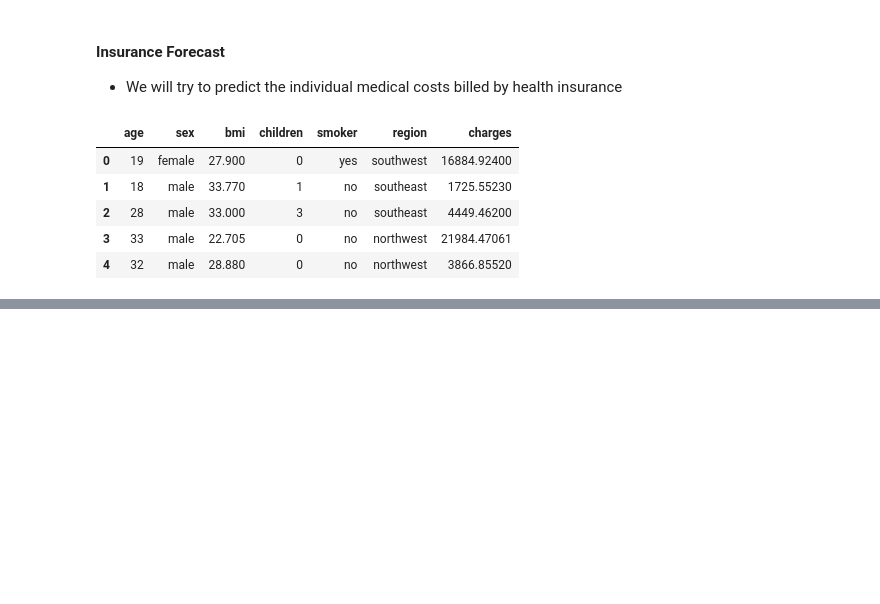
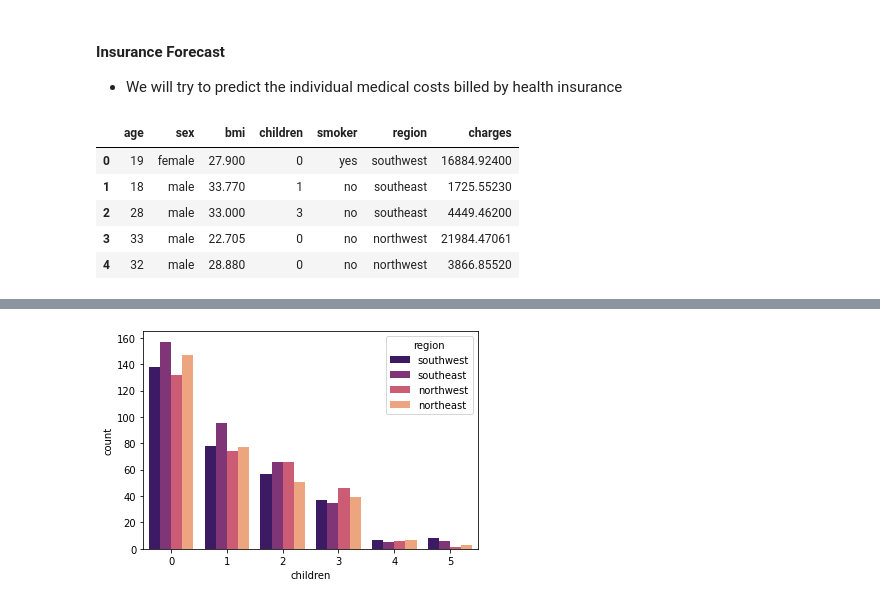
Before and after one commit to devrimakkoy/Global_AI_Hub_Proje, a Jupyter notebook: Insurance_Forecast.ipynb, the cells around one changed output, grey strips where cells are left out. Saved outputs shown, nothing was run; the diff lists cells and outputs as text; code cells hidden in the pictures; blank space fills up the shorter version.

```diff
--- a/Insurance_Forecast.ipynb
+++ b/Insurance_Forecast.ipynb
@@ -18,0 +131,5 @@ df.head()
+# %%
+# Now let's look at the Children by region
+ax = sns.countplot(x="children",hue="region", data=df, palette="magma")
+# %% [output]
+[figure, added]
```
Also changed, not shown: parts of 17 cells of this notebook.
